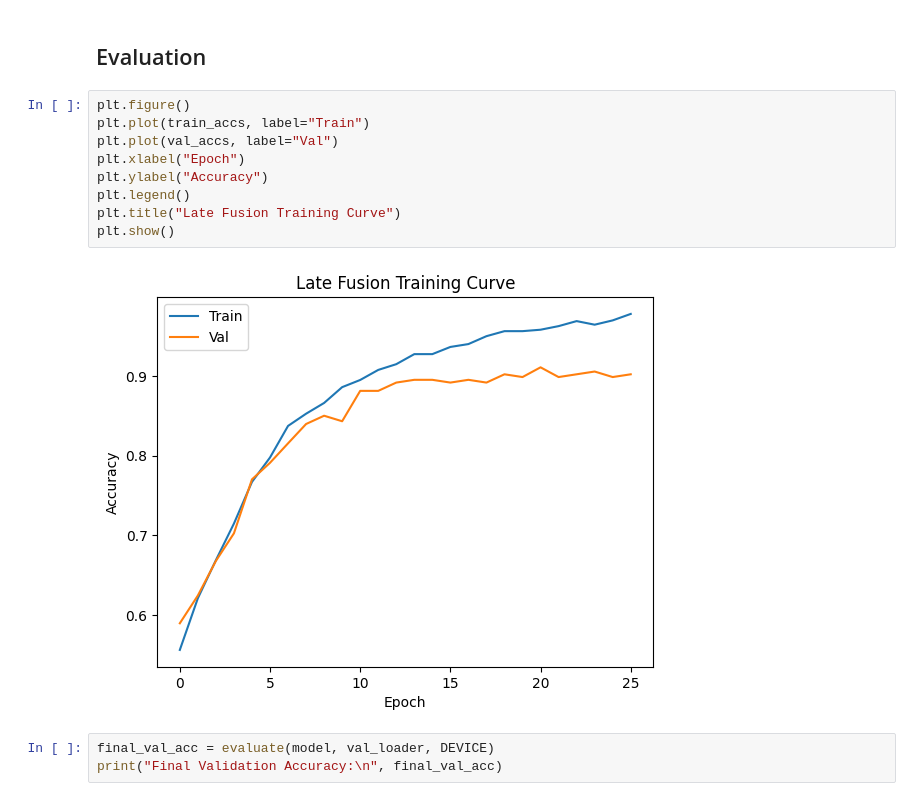
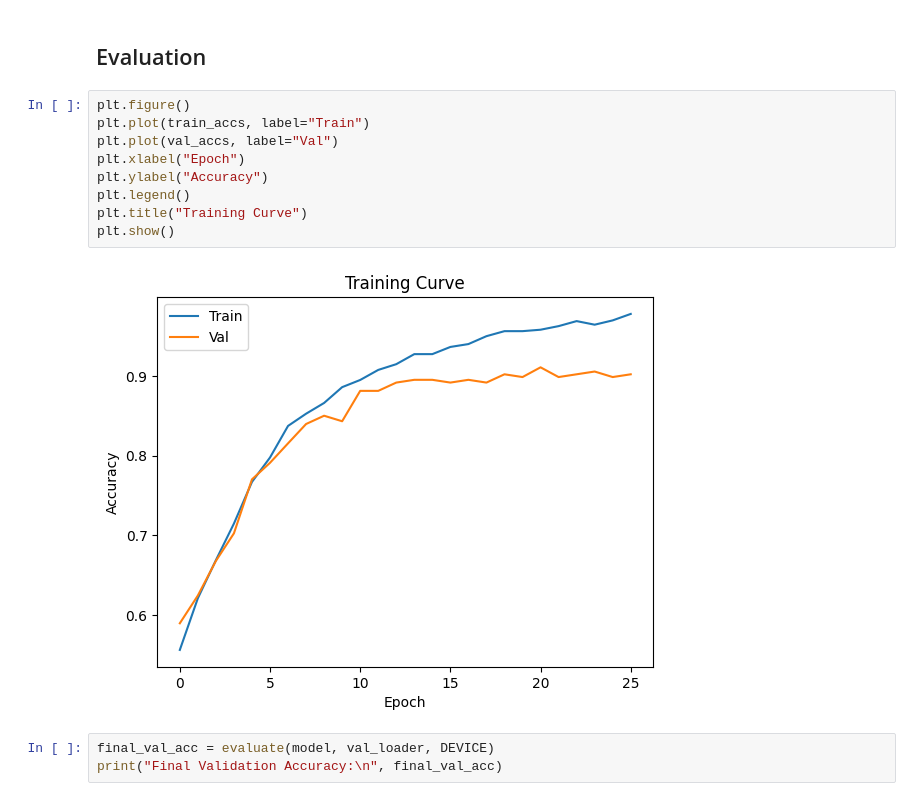
Before and after one commit to kmn01/DepthAware, a Jupyter notebook: sceneclassification/notebooks/late_fusion_shallow.ipynb, the cells around one changed output. Cells and saved outputs as stored; diff of their text form.

```diff
--- a/sceneclassification/notebooks/late_fusion_shallow.ipynb
+++ b/sceneclassification/notebooks/late_fusion_shallow.ipynb
@@ -141,14 +141,14 @@ No improvement in validation accuracy for 5 epochs. Stopping early.
 # %%
 plt.figure()
 plt.plot(train_accs, label="Train")
 plt.plot(val_accs, label="Val")
 plt.xlabel("Epoch")
 plt.ylabel("Accuracy")
 plt.legend()
-plt.title("Late Fusion Training Curve")
+plt.title("Training Curve")
 plt.show()
 # %% [output]
-[figure, old version]
+[figure, new version]
 # %%
 final_val_acc = evaluate(model, val_loader, DEVICE)
 print("Final Validation Accuracy:\n", final_val_acc)
```
Also changed, not shown: 3 other files.
